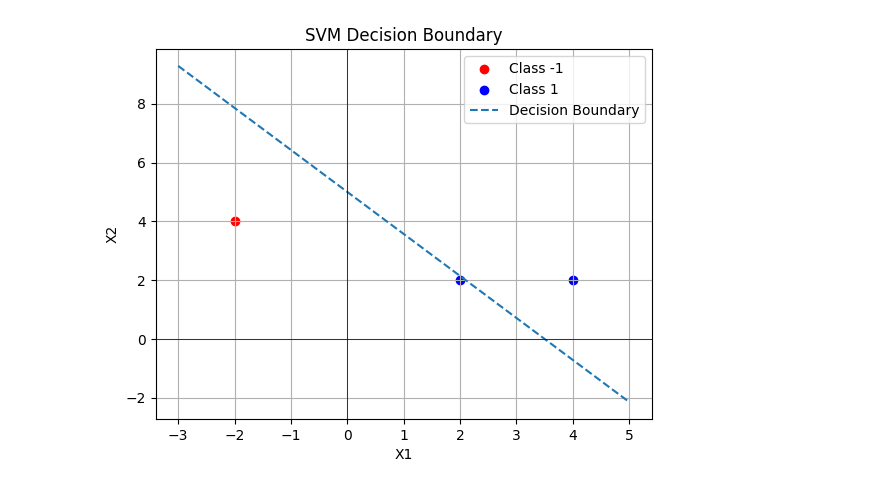
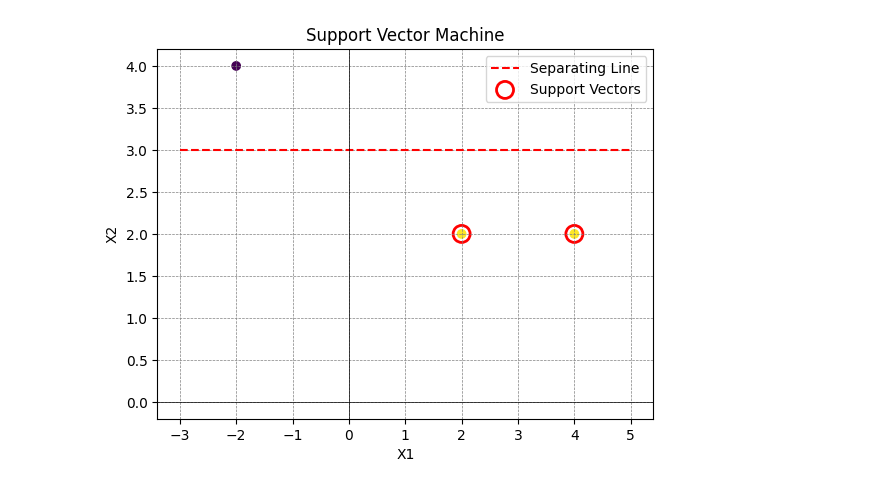
Before and after one commit to SiddTayi/CSCI-5622-MachineLearning, a Jupyter notebook: ML Exam 2/SupprtLineipynb.ipynb, the cells around one changed output. Drawn from its saved outputs; the diff is of its cells as text; code cells hidden in the pictures.

Commit message:
Updated Graph

```diff
--- a/ML Exam 2/SupprtLineipynb.ipynb
+++ b/ML Exam 2/SupprtLineipynb.ipynb
@@ -6,43 +4,42 @@ import seaborn as sns
 import matplotlib.pyplot as plt
 import plotly.express as px
 # %%
+import matplotlib.pyplot as plt
 import numpy as np
-import matplotlib.pyplot as plt
 
-# Given weight vector and bias term
-w = np.array([-5/18, -7/36])
-b = 35/18
+# Given points and their target outputs
+points = np.array([[-2, 4], [2, 2], [4, 2]])
+targets = np.array([-1, 1, 1])
 
-# Given points and classes
-X1 = np.array([-2, 4])
-y1 = -1
+# Separating line equation coefficients
+a, b, c = 0, -1, 3
 
-X2 = np.array([2, 2])
-y2 = 1
+# Function to calculate y values for the line based on x values
+def line_equation(x):
+    return (a * x + c) / -b
 
-X3 = np.array([4, 2])
-y3 = 1
+# Scatter plot for the points
+plt.scatter(points[:, 0], points[:, 1], c=targets, cmap='viridis', marker='o')
 
-# Scatter plot for points
-plt.scatter(X1[0], X1[1], c='r', marker='o', label='Class -1')
-plt.scatter(X2[0], X2[1], c='b', marker='o', label='Class 1')
-plt.scatter(X3[0], X3[1], c='b', marker='o')
+# Plotting the separating line
+x_values = np.linspace(-3, 5, 100)
+y_values = line_equation(x_values)
+plt.plot(x_values, y_values, '--', color='red', label='Separating Line')
 
-# Plotting the decision boundary line
-x_values = np.linspace(-3, 5, 100)
-y_values = (-10/7) * x_values + 5
-plt.plot(x_values, y_values, label='Decision Boundary', linestyle='--')
+# Highlighting the support vectors
+support_vectors = points[targets == 1]
+plt.scatter(support_vectors[:, 0], support_vectors[:, 1], s=150, facecolors='none', edgecolors='red', linewidths=2, label='Support Vectors')
 
-# Adding labels and legend
+# Setting labels and legend
 plt.xlabel('X1')
 plt.ylabel('X2')
-plt.title('SVM Decision Boundary')
+plt.title('Support Vector Machine')
+plt.axhline(0, color='black',linewidth=0.5)
+plt.axvline(0, color='black',linewidth=0.5)
+plt.grid(color = 'gray', linestyle = '--', linewidth = 0.5)
 plt.legend()
 
-# Show the plot
-plt.grid(True)
-plt.axhline(0, color='black',linewidth=0.5)
-plt.axvline(0, color='black',linewidth=0.5)
+# Show plot
 plt.show()
 # %% [output]
-[figure, old version]
+[figure, new version]
```
Also changed, not shown: parts of 1 cell of this notebook.
